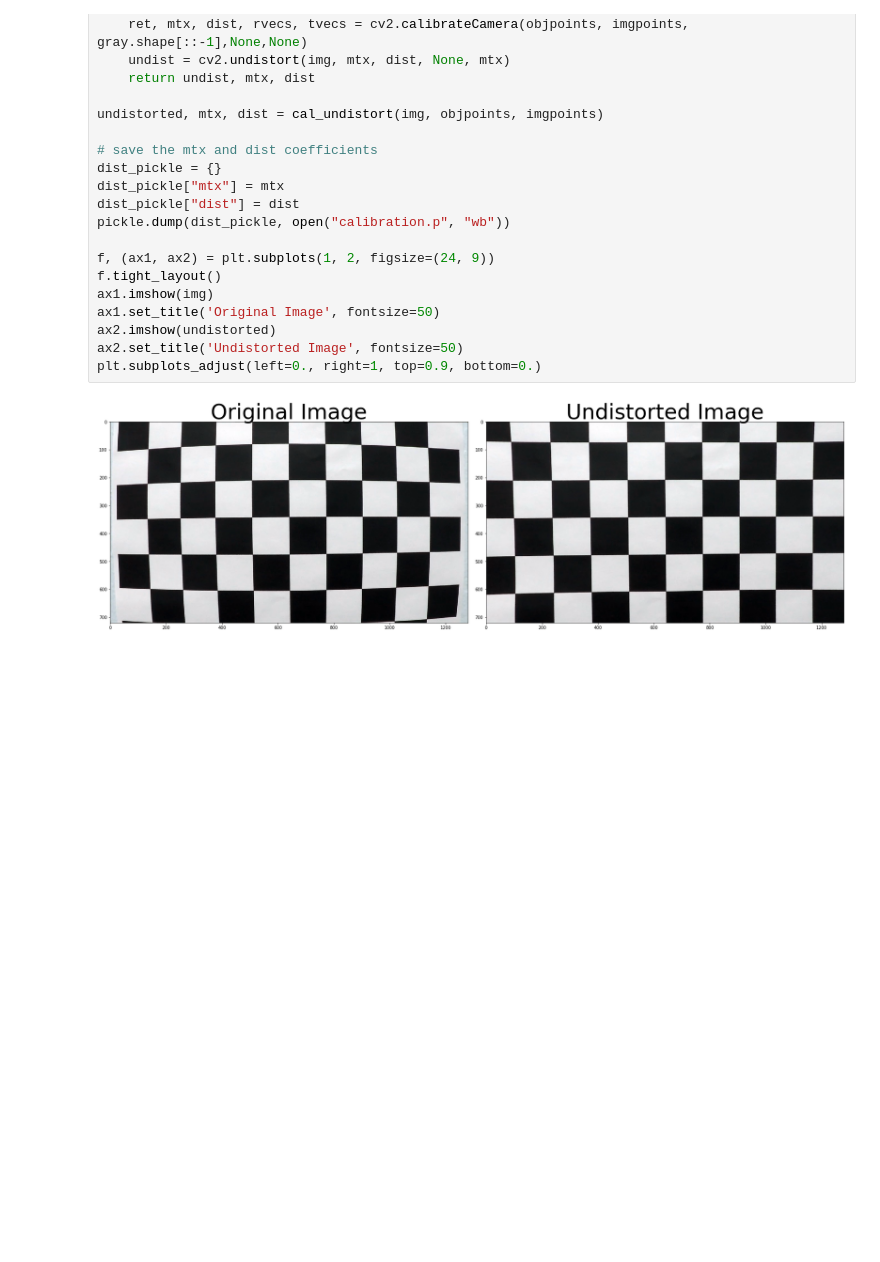
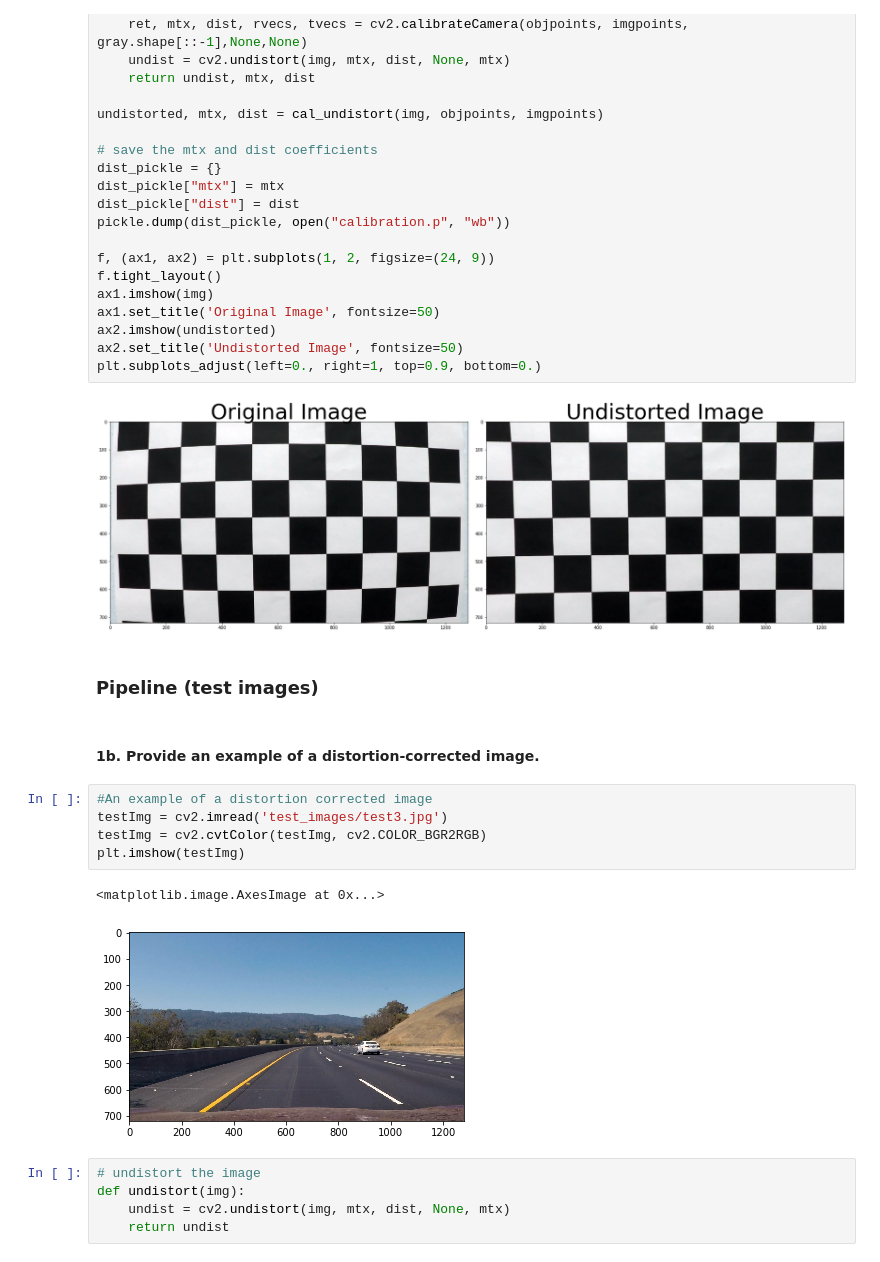
Before and after one commit to chdhatri/CarND-Advanced-Lane-Lines-P3, a Jupyter notebook: project3.ipynb, the cells around one changed output. Drawn from its saved outputs; the diff is of its cells as text; blank space fills up the shorter version.

Commit message:
Pipeline
Camera distortion example

```diff
--- a/project3.ipynb
+++ b/project3.ipynb
@@ -96,3 +96,20 @@ ax2.set_title('Undistorted Image', fontsize=50)
 plt.subplots_adjust(left=0., right=1, top=0.9, bottom=0.)
 # %% [output]
 [figure]
+# %% [markdown]
+### Pipeline (test images)
+# %% [markdown]
+#### 1b.  Provide an example of a distortion-corrected image.
+# %%
+#An example of a distortion corrected image
+testImg = cv2.imread('test_images/test3.jpg')
+testImg = cv2.cvtColor(testImg, cv2.COLOR_BGR2RGB)
+plt.imshow(testImg)
+# %% [output]
+<matplotlib.image.AxesImage at 0x...>
+[figure, added]
+# %%
+# undistort the image
+def undistort(img):
+    undist = cv2.undistort(img, mtx, dist, None, mtx)
+    return undist
```
Also changed, not shown: parts of 3 cells of this notebook.
